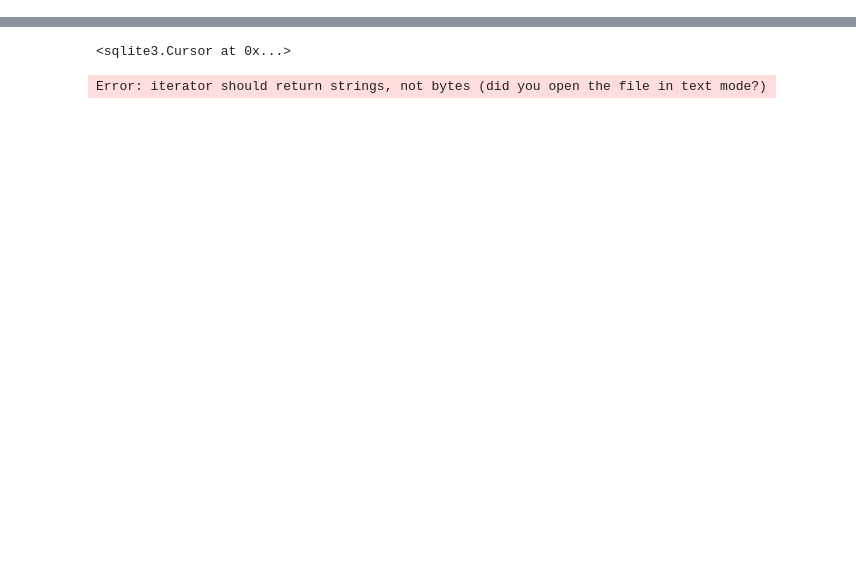
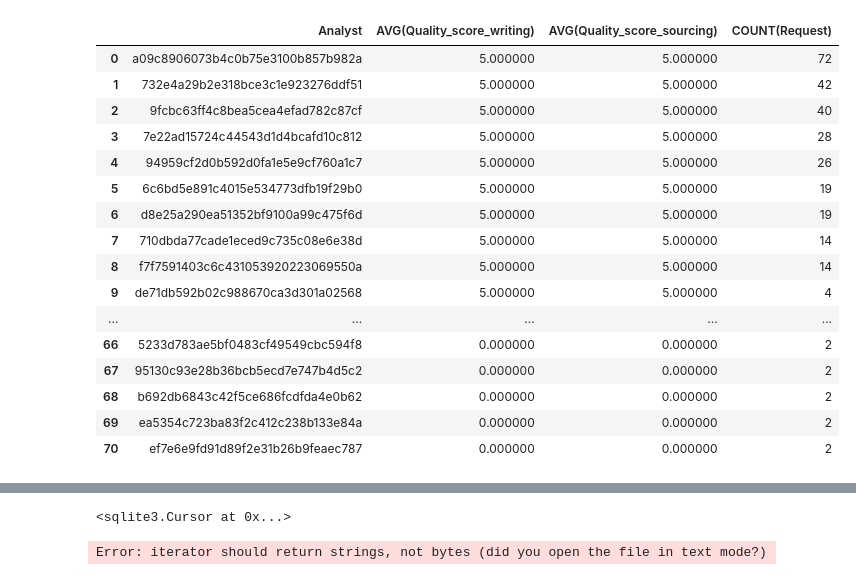
Before and after one commit to erikajane/Wonder_SQL_Task, a Jupyter notebook: Data.ipynb, the cells around one changed output, grey strips where cells are left out. Saved outputs shown, nothing was run; the diff lists cells and outputs as text; code cells hidden in the pictures; blank space fills up the shorter version.

```diff
--- a/Data.ipynb
+++ b/Data.ipynb
@@ -4,0 +146,27 @@ import csv
+# %%
+# Query the total number of analysts
+c.execute('''SELECT Analyst, AVG(Quality_score_writing), AVG(Quality_score_sourcing), COUNT(Request)
+            FROM Assignments
+            GROUP BY Analyst
+            ORDER BY AVG(Quality_score_writing) DESC, AVG(Quality_score_sourcing) DESC, COUNT(Request) DESC''')
+data = pd.DataFrame(c.fetchall())
+data.columns = [x[0] for x in c.description]
+data
+# %% [output]
+|  | Analyst | AVG(Quality_score_writing) | AVG(Quality_score_sourcing) | COUNT(Request) |
+| 0 | a09c8906073b4c0b75e3100b857b982a | 5.000000 | 5.000000 | 72 |
+| 1 | 732e4a29b2e318bce3c1e923276ddf51 | 5.000000 | 5.000000 | 42 |
+| 2 | 9fcbc63ff4c8bea5cea4efad782c87cf | 5.000000 | 5.000000 | 40 |
+| 3 | 7e22ad15724c44543d1d4bcafd10c812 | 5.000000 | 5.000000 | 28 |
+| 4 | 94959cf2d0b592d0fa1e5e9cf760a1c7 | 5.000000 | 5.000000 | 26 |
+| 5 | 6c6bd5e891c4015e534773dfb19f29b0 | 5.000000 | 5.000000 | 19 |
+| 6 | d8e25a290ea51352bf9100a99c475f6d | 5.000000 | 5.000000 | 19 |
+| 7 | 710dbda77cade1eced9c735c08e6e38d | 5.000000 | 5.000000 | 14 |
+| 8 | f7f7591403c6c431053920223069550a | 5.000000 | 5.000000 | 14 |
+| 9 | de71db592b02c988670ca3d301a02568 | 5.000000 | 5.000000 | 4 |
+| ... | ... | ... | ... | ... |
+| 66 | 5233d783ae5bf0483cf49549cbc594f8 | 0.000000 | 0.000000 | 2 |
+| 67 | 95130c93e28b36bcb5ecd7e747b4d5c2 | 0.000000 | 0.000000 | 2 |
+| 68 | b692db6843c42f5ce686fcdfda4e0b62 | 0.000000 | 0.000000 | 2 |
+| 69 | ea5354c723ba83f2c412c238b133e84a | 0.000000 | 0.000000 | 2 |
+| 70 | ef7e6e9fd91d89f2e31b26b9feaec787 | 0.000000 | 0.000000 | 2 |
```
Also changed, not shown: parts of 16 cells of this notebook, 1 other file.
